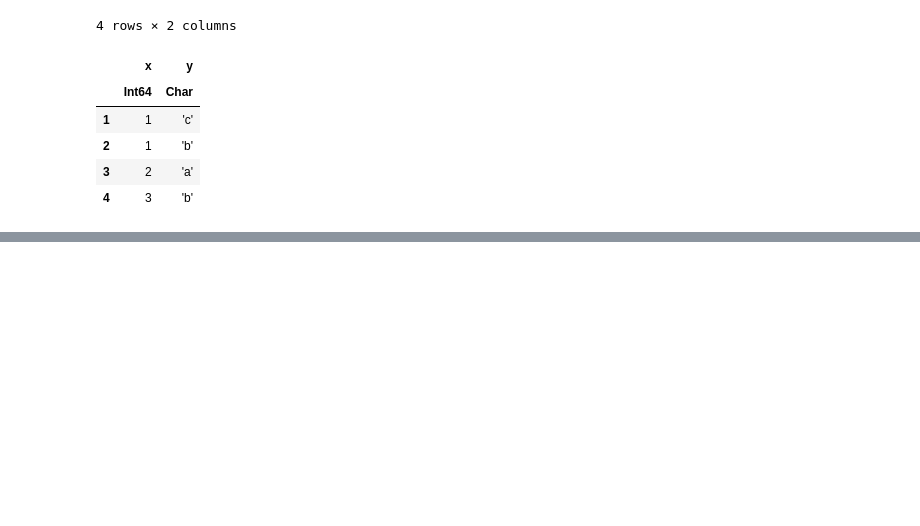
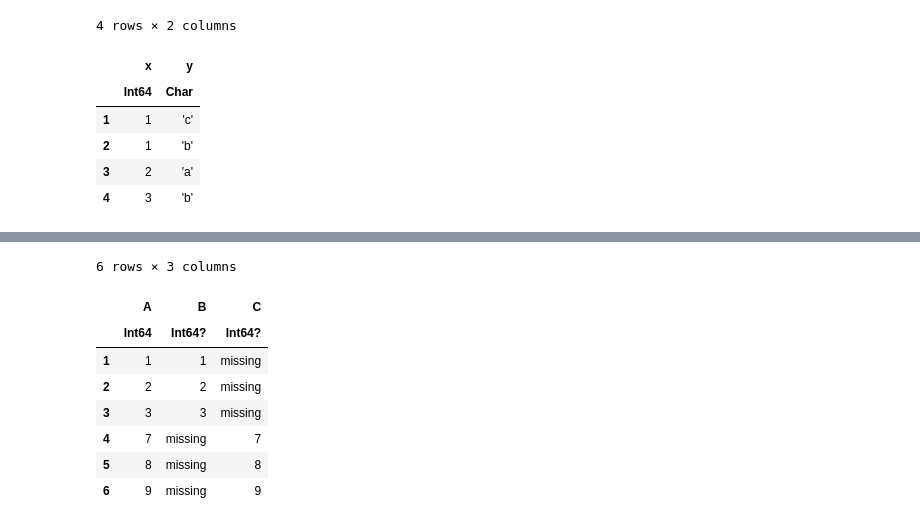
Before and after one commit to damiansp/julia, a Jupyter notebook: dsDocs/DataFrames/functions_2.py.ipynb, the cells around one changed output, grey strips where cells are left out. Saved outputs shown, nothing was run; the diff lists cells and outputs as text; code cells hidden in the pictures; blank space fills up the shorter version.

```diff
--- a/dsDocs/DataFrames/functions_2.py.ipynb
+++ b/dsDocs/DataFrames/functions_2.py.ipynb
@@ -682,0 +738,12 @@ sort(df, [:x, order(:y, rev=true)])
+# %%
+vcat(df1, df3, cols=:union)
+# %% [output]
+6 rows × 3 columns
+|  | A | B | C |
+|  | Int64 | Int64? | Int64? |
+| 1 | 1 | 1 | missing |
+| 2 | 2 | 2 | missing |
+| 3 | 3 | 3 | missing |
+| 4 | 7 | missing | 7 |
+| 5 | 8 | missing | 8 |
+| 6 | 9 | missing | 9 |
```
Also changed, not shown: parts of 6 cells of this notebook.
